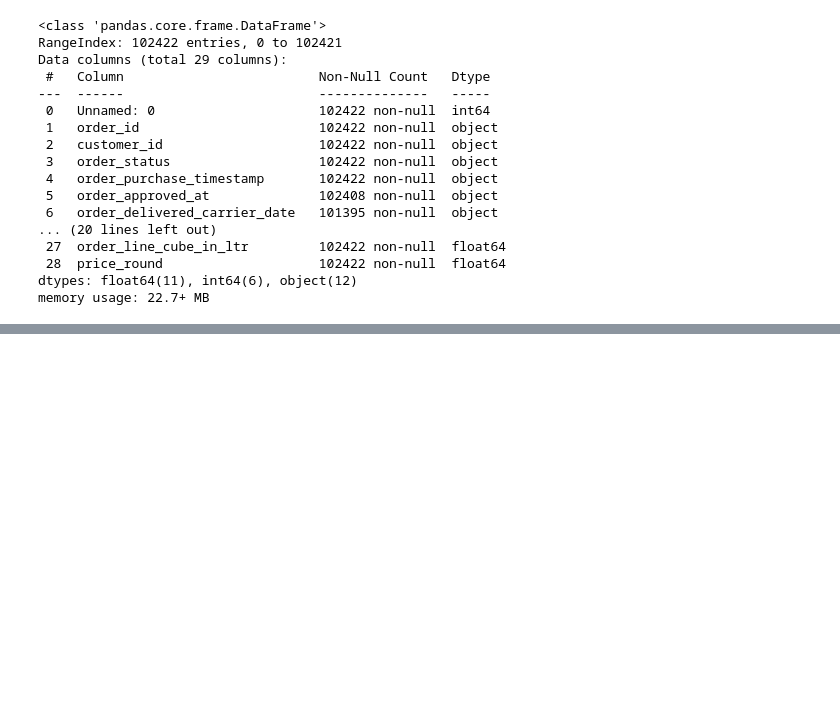
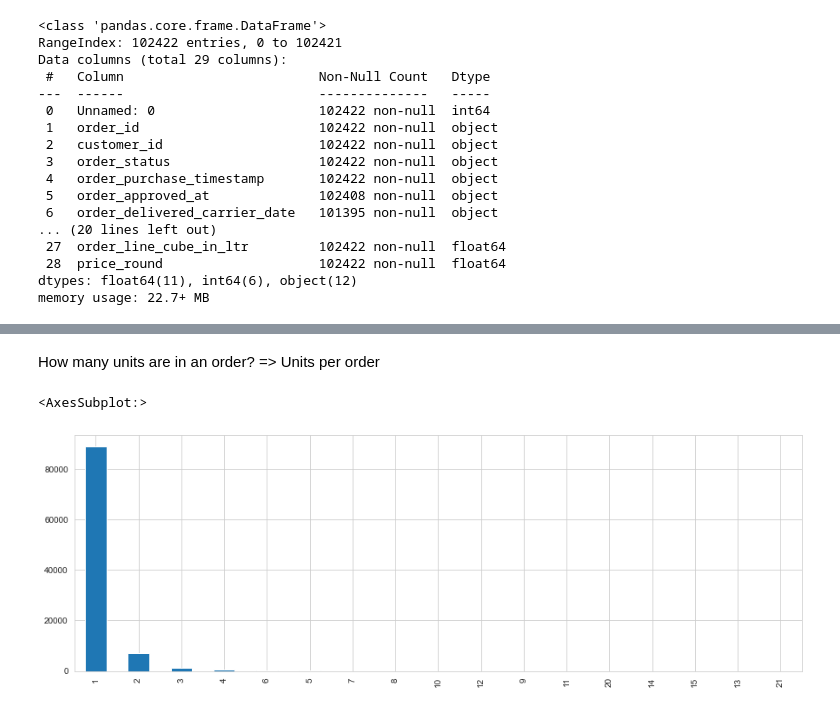
Before and after one commit to LarsTinnefeld/Olist-order-profile-analysis, a Jupyter notebook: olist_order_profile.ipynb, the cells around one changed output, grey strips where cells are left out. Drawn from its saved outputs; the diff is of its cells as text; code cells hidden in the pictures; blank space fills up the shorter version.

Commit message:
Update olist_order_profile.ipynb
type: code

Started order profile analysis

```diff
--- a/olist_order_profile.ipynb
+++ b/olist_order_profile.ipynb
@@ -59,0 +63,15 @@ memory usage: 22.7+ MB
+# %%
+df_order_class_comp = df_orders_consolidated.groupby([
+    'order_id',
+    'product_category_name'
+    ]).agg({
+        'product_id': 'count',
+        'qty': 'sum',
+        'price': 'sum',
+        'order_line_cube_in_ltr': 'sum',
+        'product_weight_g': 'sum',
+        'estimated_duration': 'first',
+        'shipping_duration': 'first',
+        'shipping_time_delta': 'first',
+        'order_purchase_timestamp': 'first'
+        }).reset_index()
@@ -59,0 +99,7 @@ memory usage: 22.7+ MB
+# %% [markdown]
+How many units are in an order? => Units per order
+# %%
+df_order_class_comp['qty'].value_counts().plot(kind='bar', figsize = (15, 5))
+# %% [output]
+<AxesSubplot:>
+[figure, added]
```
Also changed, not shown: parts of 6 cells of this notebook.
